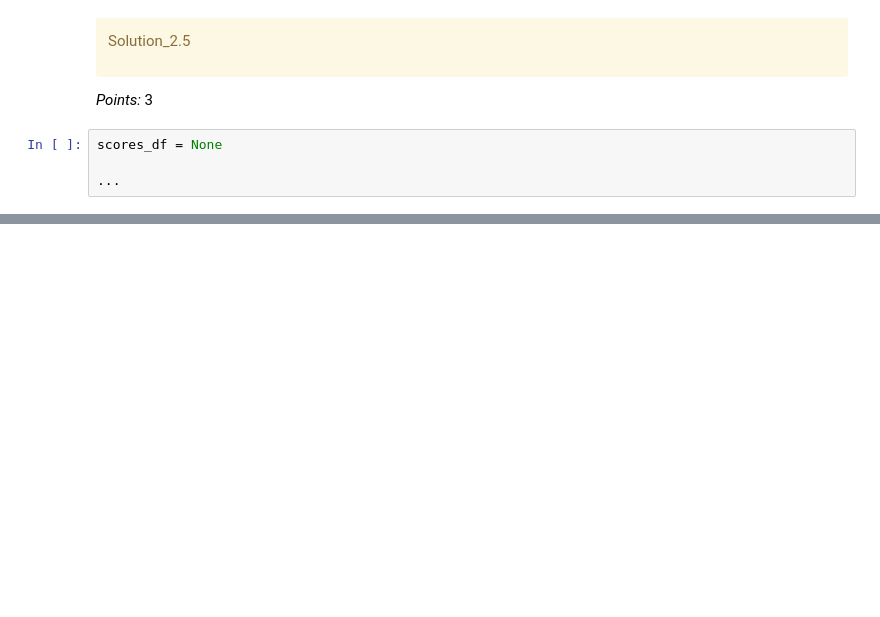
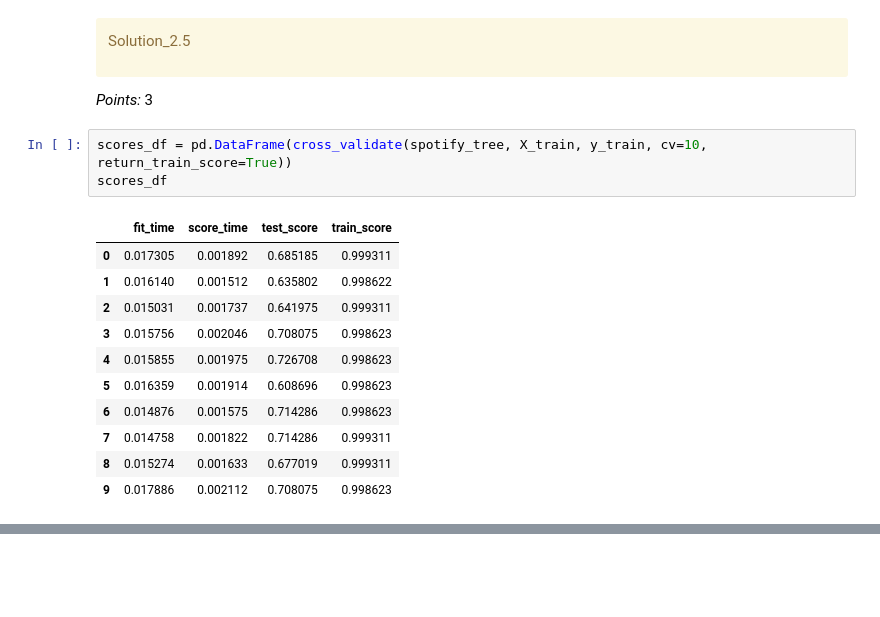
Before and after one commit to kaigg96/cpsc330-2023s, a Jupyter notebook: hw/hw2/hw2.ipynb, the cells around one changed output, grey strips where cells are left out. Cells and saved outputs as stored; diff of their text form; blank space fills up the shorter version.

```diff
--- a/hw/hw2/hw2.ipynb
+++ b/hw/hw2/hw2.ipynb
@@ -423,9 +437,20 @@ Solution_2.5
 </div>
 
 _Points:_ 3
-# %%
-scores_df = None
-
-...
+# %%
+scores_df = pd.DataFrame(cross_validate(spotify_tree, X_train, y_train, cv=10, return_train_score=True))
+scores_df
+# %% [output]
+|  | fit_time | score_time | test_score | train_score |
+| 0 | 0.017305 | 0.001892 | 0.685185 | 0.999311 |
+| 1 | 0.016140 | 0.001512 | 0.635802 | 0.998622 |
+| 2 | 0.015031 | 0.001737 | 0.641975 | 0.999311 |
+| 3 | 0.015756 | 0.002046 | 0.708075 | 0.998623 |
+| 4 | 0.015855 | 0.001975 | 0.726708 | 0.998623 |
+| 5 | 0.016359 | 0.001914 | 0.608696 | 0.998623 |
+| 6 | 0.014876 | 0.001575 | 0.714286 | 0.998623 |
+| 7 | 0.014758 | 0.001822 | 0.714286 | 0.999311 |
+| 8 | 0.015274 | 0.001633 | 0.677019 | 0.999311 |
+| 9 | 0.017886 | 0.002112 | 0.708075 | 0.998623 |
 # %%
 grader.check("q2.5")
```
Also changed, not shown: parts of 38 cells of this notebook, 7 other files.
